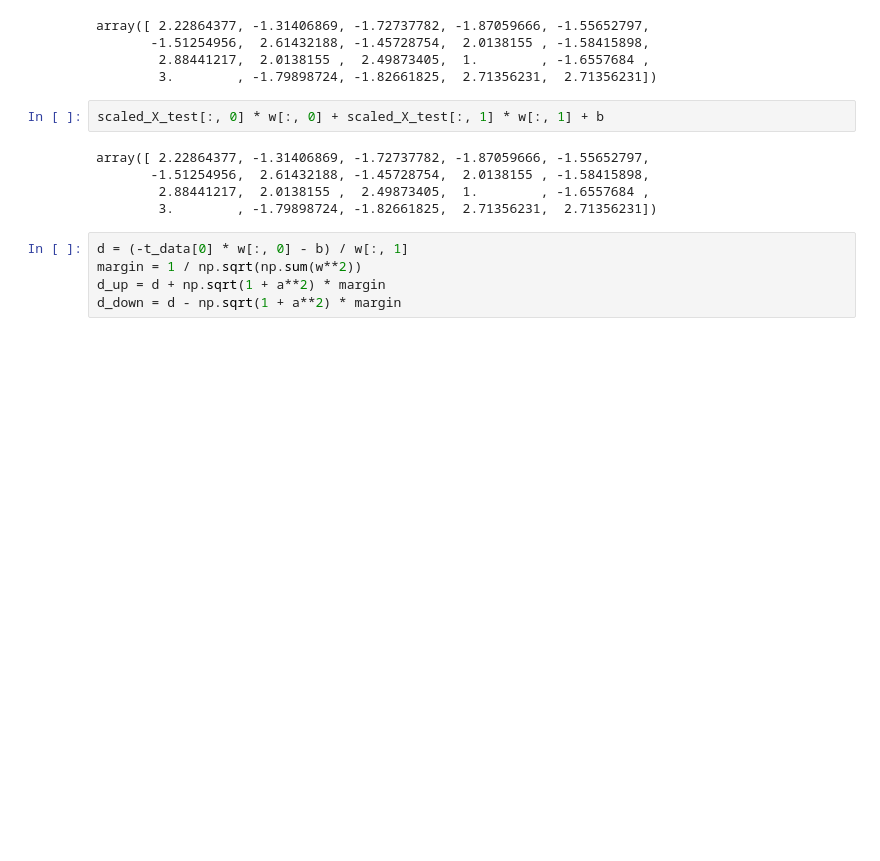
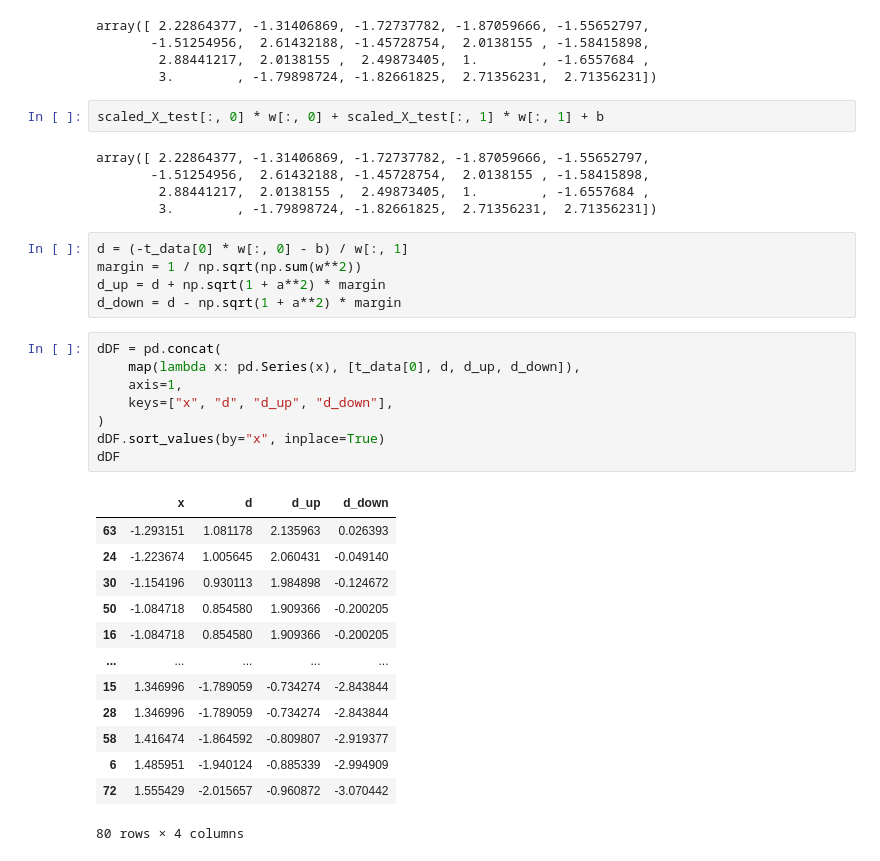
Before and after one commit to Schubert3275/KDT-MachineLearning_Study, a Jupyter notebook: DAY_08/ex_iris_SVC.ipynb, the cells around one changed output. Cells and saved outputs as stored; diff of their text form; blank space fills up the shorter version.

```diff
--- a/DAY_08/ex_iris_SVC.ipynb
+++ b/DAY_08/ex_iris_SVC.ipynb
@@ -189,6 +189,28 @@ d = (-t_data[0] * w[:, 0] - b) / w[:, 1]
 margin = 1 / np.sqrt(np.sum(w**2))
 d_up = d + np.sqrt(1 + a**2) * margin
 d_down = d - np.sqrt(1 + a**2) * margin
+# %%
+dDF = pd.concat(
+    map(lambda x: pd.Series(x), [t_data[0], d, d_up, d_down]),
+    axis=1,
+    keys=["x", "d", "d_up", "d_down"],
+)
+dDF.sort_values(by="x", inplace=True)
+dDF
+# %% [output]
+|  | x | d | d_up | d_down |
+| 63 | -1.293151 | 1.081178 | 2.135963 | 0.026393 |
+| 24 | -1.223674 | 1.005645 | 2.060431 | -0.049140 |
+| 30 | -1.154196 | 0.930113 | 1.984898 | -0.124672 |
+| 50 | -1.084718 | 0.854580 | 1.909366 | -0.200205 |
+| 16 | -1.084718 | 0.854580 | 1.909366 | -0.200205 |
+| ... | ... | ... | ... | ... |
+| 15 | 1.346996 | -1.789059 | -0.734274 | -2.843844 |
+| 28 | 1.346996 | -1.789059 | -0.734274 | -2.843844 |
+| 58 | 1.416474 | -1.864592 | -0.809807 | -2.919377 |
+| 6 | 1.485951 | -1.940124 | -0.885339 | -2.994909 |
+| 72 | 1.555429 | -2.015657 | -0.960872 | -3.070442 |
+80 rows × 4 columns
 # %%
 plt.scatter(t_data[0], t_data[1], c=y_train)
 plt.plot(support[0], support[1], "ro")
```
Also changed, not shown: parts of 3 cells of this notebook, 1 other file.
